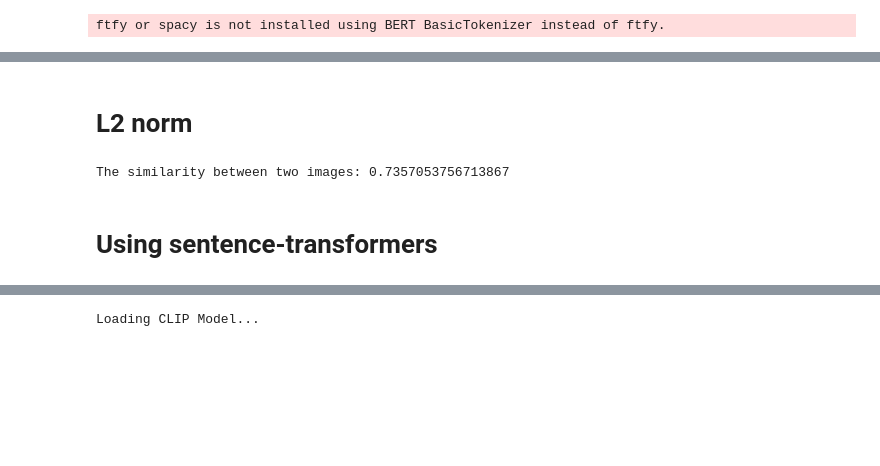
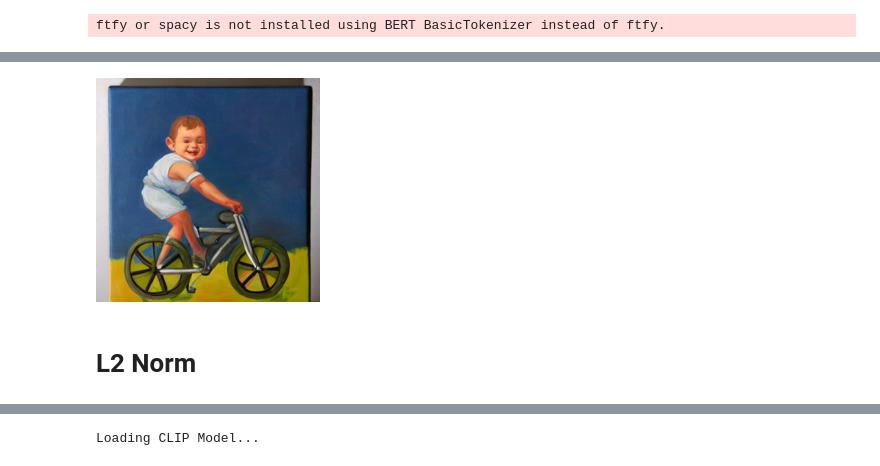
Before and after one commit to sahanakowshik/Visually-Perspective-Similarity-Metric-for-T2I-Models, a Jupyter notebook: stable_diffusion.ipynb, the cells around one changed output, grey strips where cells are left out. Saved outputs shown, nothing was run; the diff lists cells and outputs as text; code cells hidden in the pictures; blank space fills up the shorter version.

```diff
--- a/stable_diffusion.ipynb
+++ b/stable_diffusion.ipynb
@@ -90,5 +88,9 @@ emb_img2 = VGG16_MODEL.predict(np_img_vgg2)
+# %%
+diff_img2
+# %% [output]
+[figure, added]
 # %% [markdown]
-# L2 norm
+# L2 Norm
 # %%
 # Helper functions
 def image_to_feature_vector(img):
@@ -121,6 +124,0 @@ sim = similarity(image1, image2)
-# %%
-print("The similarity between two images:", sim)
-# %% [output]
-The similarity between two images: 0.7357053756713867
-# %% [markdown]
-# Using sentence-transformers
```
Also changed, not shown: parts of 36 cells of this notebook.
